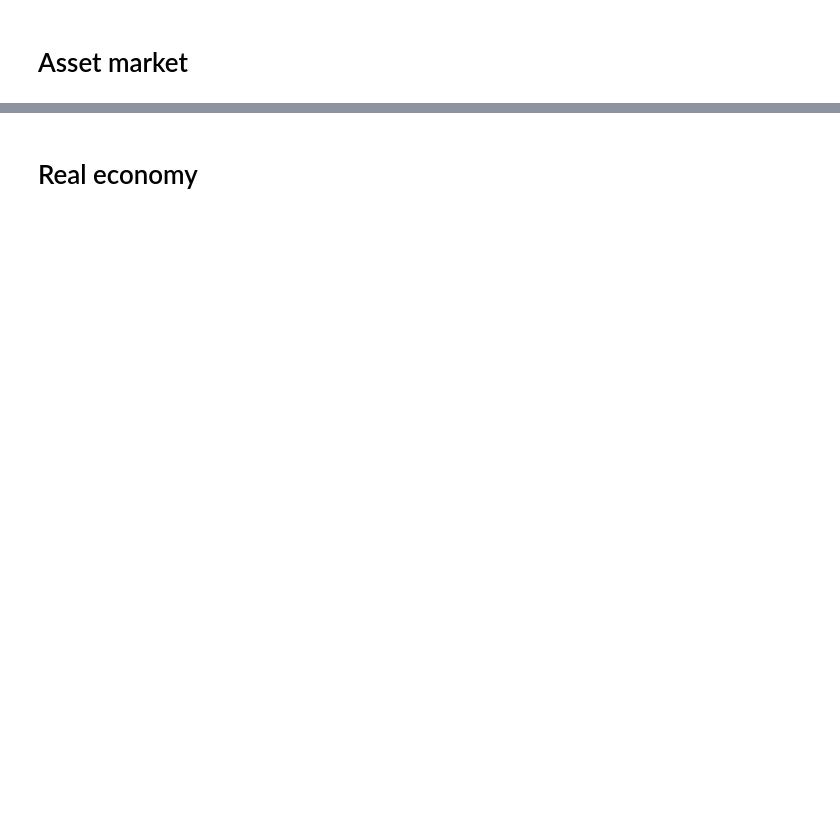
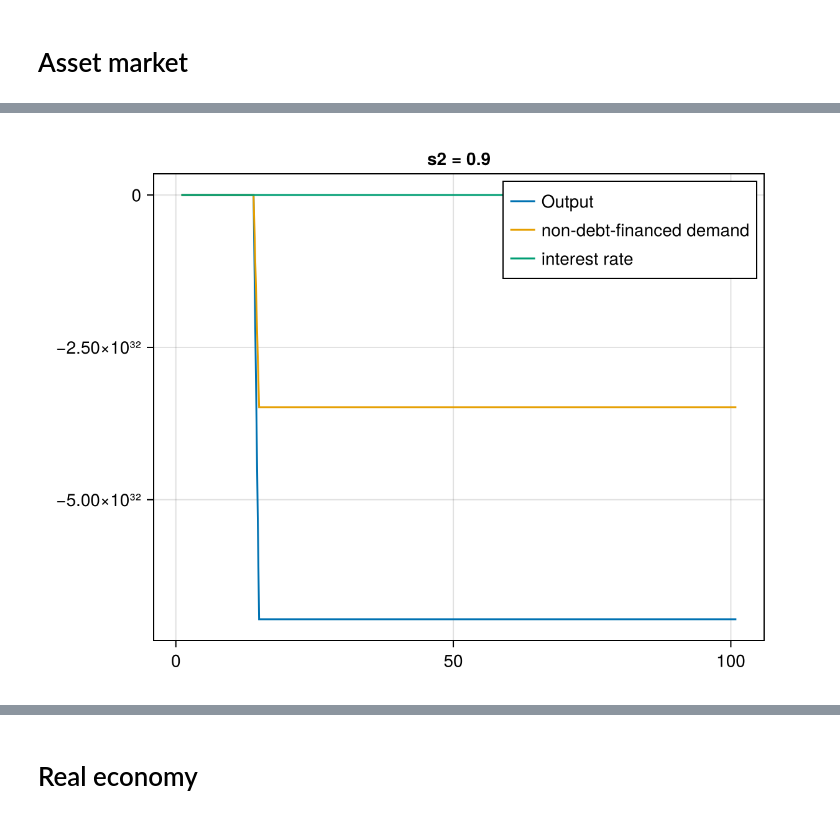
Before and after one commit to theplatters/PKAssetPrices, a Jupyter notebook: notebooks/PlotsForDynamicModelCFeedback.ipynb, the cells around one changed output, grey strips where cells are left out. Saved outputs shown, nothing was run; the diff lists cells and outputs as text; code cells hidden in the pictures; blank space fills up the shorter version.

```diff
--- a/notebooks/PlotsForDynamicModelCFeedback.ipynb
+++ b/notebooks/PlotsForDynamicModelCFeedback.ipynb
@@ -85,3 +86,13 @@ f
+# %%
+
+Plotting.create_gif(model = Dynamic.WorkingModel,
+        param_name = :s2,
+        param_range = range(0.1, 0.9, length = 100),
+        filename = "../plots/working_model_s2_real_animation.gif",
+
+        plotted_vars = [:Y, :ND, :r], labels = ["Output", "non-debt-financed demand", "interest rate"])
+# %% [output]
+[figure, added]
 # %%
 Plotting.create_gif(model = Dynamic.WorkingModel,
         param_name = :s2,
```
Also changed, not shown: parts of 15 cells of this notebook, 8 other files.
